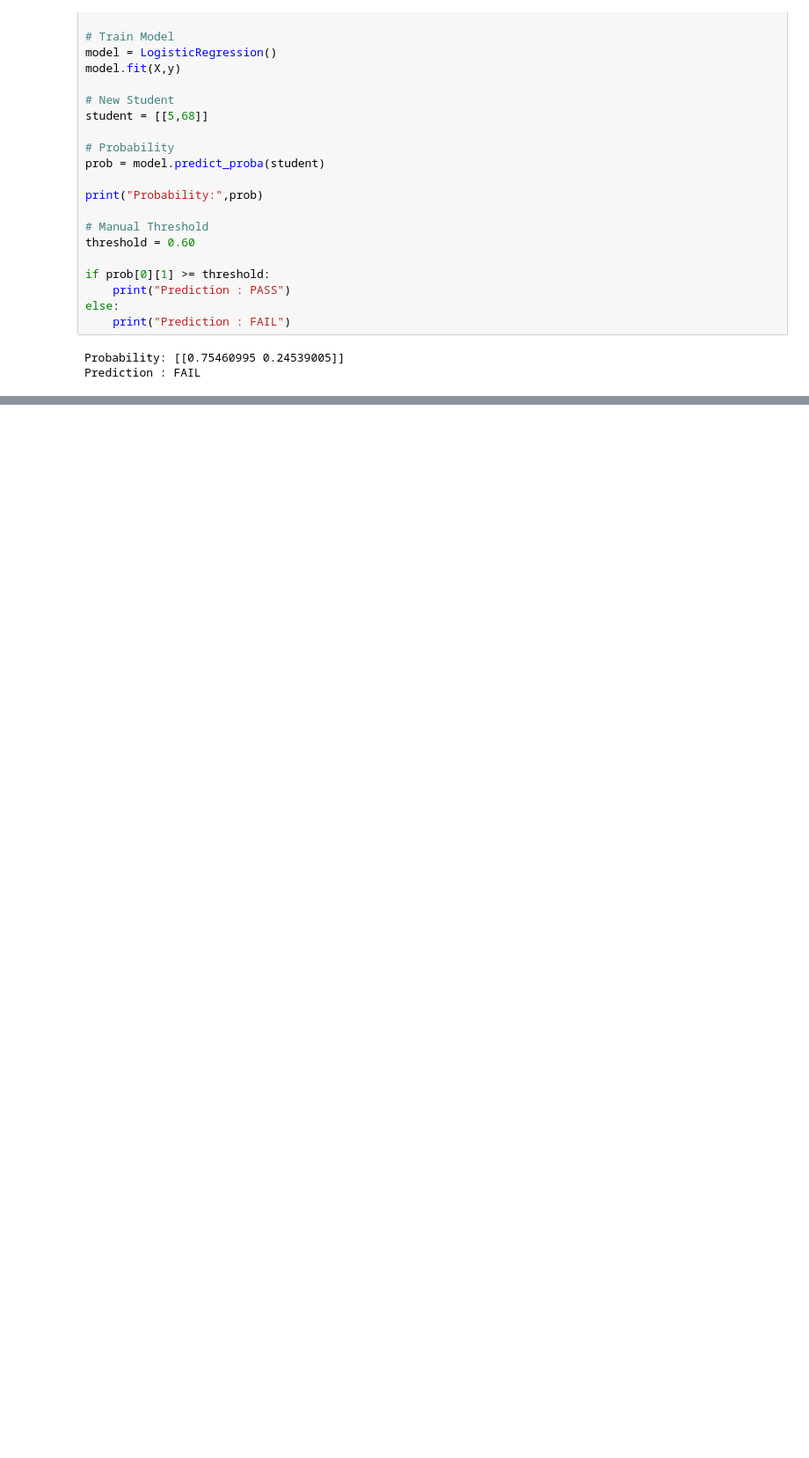
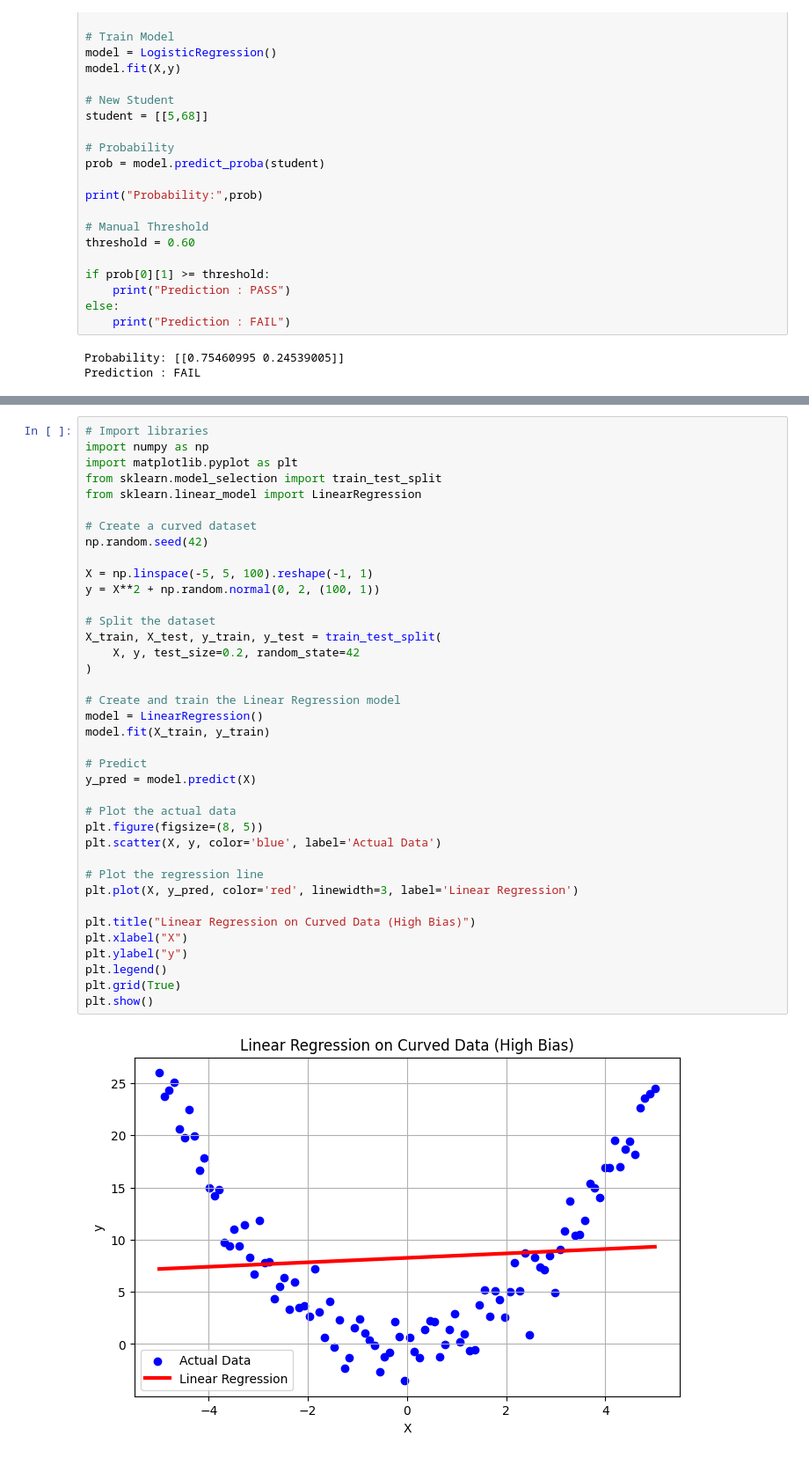
Before and after one commit to devdatta1429/BDA_Assignments, a Jupyter notebook: PML/Day_34_29_06.ipynb, the cells around one changed output, grey strips where cells are left out. Shown at 88% size. Cells and saved outputs as stored; diff of their text form; blank space fills up the shorter version.

```diff
--- a/PML/Day_34_29_06.ipynb
+++ b/PML/Day_34_29_06.ipynb
@@ -495,0 +575,40 @@ Prediction : FAIL
+# %%
+# Import libraries
+import numpy as np
+import matplotlib.pyplot as plt
+from sklearn.model_selection import train_test_split
+from sklearn.linear_model import LinearRegression
+
+# Create a curved dataset
+np.random.seed(42)
+
+X = np.linspace(-5, 5, 100).reshape(-1, 1)
+y = X**2 + np.random.normal(0, 2, (100, 1))
+
+# Split the dataset
+X_train, X_test, y_train, y_test = train_test_split(
+    X, y, test_size=0.2, random_state=42
+)
+
+# Create and train the Linear Regression model
+model = LinearRegression()
+model.fit(X_train, y_train)
+
+# Predict
+y_pred = model.predict(X)
+
+# Plot the actual data
+plt.figure(figsize=(8, 5))
+plt.scatter(X, y, color='blue', label='Actual Data')
+
+# Plot the regression line
+plt.plot(X, y_pred, color='red', linewidth=3, label='Linear Regression')
+
+plt.title("Linear Regression on Curved Data (High Bias)")
+plt.xlabel("X")
+plt.ylabel("y")
+plt.legend()
+plt.grid(True)
+plt.show()
+# %% [output]
+[figure, added]
```
Also changed, not shown: parts of 2 cells of this notebook.
